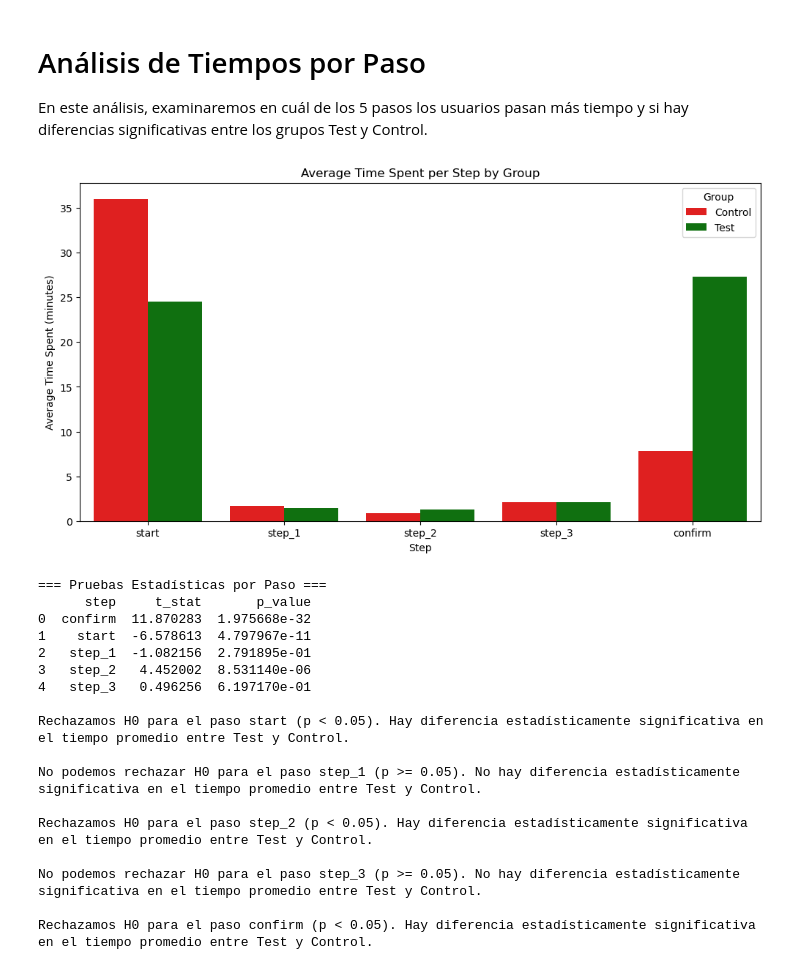
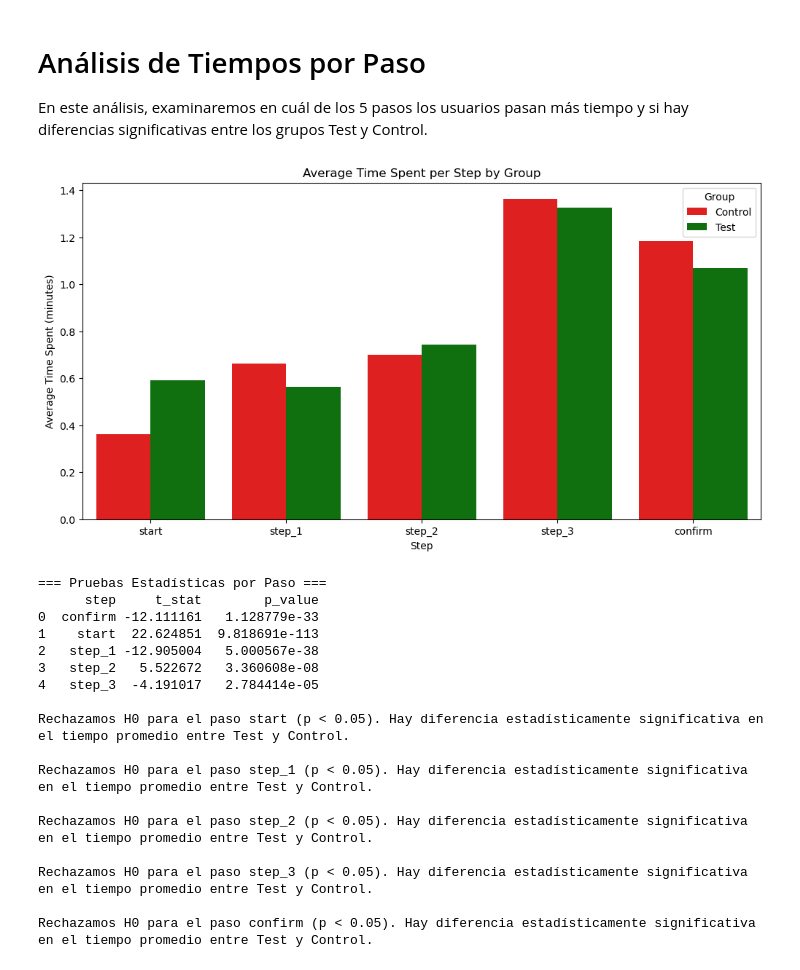
Before and after one commit to jesuserro/eda-testing-vanguard, a Jupyter notebook: src/kpi/1_4_CR_steps_analysis.ipynb, the cells around one changed output. Cells and saved outputs as stored; diff of their text form; code cells hidden in the pictures.

```diff
--- a/src/kpi/1_4_CR_steps_analysis.ipynb
+++ b/src/kpi/1_4_CR_steps_analysis.ipynb
@@ -35,12 +35,20 @@ df['time_spent'] = df['time_spent'].fillna(0)
 df = df[df['time_spent'] <= 86400]
 
 # --------------------------------------------------
-# PASO 5: Agrupar por usuario y paso para calcular el tiempo total en cada paso
+# PASO 5: Eliminar valores atípicos utilizando el método IQR
+# --------------------------------------------------
+Q1 = df['time_spent'].quantile(0.25)
+Q3 = df['time_spent'].quantile(0.75)
+IQR = Q3 - Q1
+df = df[(df['time_spent'] >= (Q1 - 1.5 * IQR)) & (df['time_spent'] <= (Q3 + 1.5 * IQR))]
+
+# --------------------------------------------------
+# PASO 6: Agrupar por usuario y paso para calcular el tiempo total en cada paso
 # --------------------------------------------------
 step_data = df.groupby(['client_id', 'process_step', 'variation']).agg({'time_spent': 'sum'}).reset_index()
 
 # --------------------------------------------------
-# PASO 6: Calcular el tiempo promedio por paso para cada grupo (Test/Control)
+# PASO 7: Calcular el tiempo promedio por paso para cada grupo (Test/Control)
 # --------------------------------------------------
 avg_time_per_step = step_data.groupby(['process_step', 'variation']).agg({'time_spent': 'mean'}).reset_index()
 
@@ -48,14 +56,14 @@ avg_time_per_step = step_data.groupby(['process_step', 'variation']).agg({'time_
 avg_time_per_step['time_spent'] = avg_time_per_step['time_spent'] / 60
 
 # --------------------------------------------------
-# PASO 7: Ordenar las categorías de process_step
+# PASO 8: Ordenar las categorías de process_step
 # --------------------------------------------------
 order = ['start', 'step_1', 'step_2', 'step_3', 'confirm']
 avg_time_per_step['process_step'] = pd.Categorical(avg_time_per_step['process_step'], categories=order, ordered=True)
 avg_time_per_step = avg_time_per_step.sort_values('process_step')
 
 # --------------------------------------------------
-# PASO 8: Visualizar los resultados
+# PASO 9: Visualizar los resultados
 # --------------------------------------------------
 plt.figure(figsize=(12, 6))
 sns.barplot(x='process_step', y='time_spent', hue='variation', data=avg_time_per_step, palette={'Test': 'green', 'Control': 'red'})
@@ -63,50 +71,50 @@ plt.title('Average Time Spent per Step by Group')
 plt.xlabel('Step')
 plt.ylabel('Average Time Spent (minutes)')
 plt.legend(title='Group')
 plt.show()
 
 # --------------------------------------------------
-# PASO 9: Realizar pruebas estadísticas para cada paso
+# PASO 10: Realizar pruebas estadísticas para cada paso
 # --------------------------------------------------
 results = []
 for step in step_data['process_step'].unique():
     test_times = step_data[(step_data['process_step'] == step) & (step_data['variation'] == 'Test')]['time_spent']
     control_times = step_data[(step_data['process_step'] == step) & (step_data['variation'] == 'Control')]['time_spent']
     t_stat, p_value = stats.ttest_ind(test_times, control_times)
     results.append({'step': step, 't_stat': t_stat, 'p_value': p_value})
 
 # Convertir los resultados a un DataFrame
 results_df = pd.DataFrame(results)
 
 # Mostrar los resultados
 print("=== Pruebas Estadísticas por Paso ===")
 print(results_df)
 
 # --------------------------------------------------
-# PASO 10: Conclusión
+# PASO 11: Conclusión
 # --------------------------------------------------
 for step in order:
     row = results_df[results_df['step'] == step].iloc[0]
     if row['p_value'] < 0.05:
         print(f"\nRechazamos H0 para el paso {row['step']} (p < 0.05). Hay diferencia estadísticamente significativa en el tiempo promedio entre Test y Control.")
     else:
         print(f"\nNo podemos rechazar H0 para el paso {row['step']} (p >= 0.05). No hay diferencia estadísticamente significativa en el tiempo promedio entre Test y Control.")
 # %% [output]
-[figure, old version]
+[figure, new version]
 === Pruebas Estadísticas por Paso ===
-      step     t_stat       p_value
-0  confirm  11.870283  1.975668e-32
-1    start  -6.578613  4.797967e-11
-2   step_1  -1.082156  2.791895e-01
-3   step_2   4.452002  8.531140e-06
-4   step_3   0.496256  6.197170e-01
+      step     t_stat        p_value
+0  confirm -12.111161   1.128779e-33
+1    start  22.624851  9.818691e-113
+2   step_1 -12.905004   5.000567e-38
+3   step_2   5.522672   3.360608e-08
+4   step_3  -4.191017   2.784414e-05
 
 Rechazamos H0 para el paso start (p < 0.05). Hay diferencia estadísticamente significativa en el tiempo promedio entre Test y Control.
 
-No podemos rechazar H0 para el paso step_1 (p >= 0.05). No hay diferencia estadísticamente significativa en el tiempo promedio entre Test y Control.
+Rechazamos H0 para el paso step_1 (p < 0.05). Hay diferencia estadísticamente significativa en el tiempo promedio entre Test y Control.
 
 Rechazamos H0 para el paso step_2 (p < 0.05). Hay diferencia estadísticamente significativa en el tiempo promedio entre Test y Control.
 
-No podemos rechazar H0 para el paso step_3 (p >= 0.05). No hay diferencia estadísticamente significativa en el tiempo promedio entre Test y Control.
+Rechazamos H0 para el paso step_3 (p < 0.05). Hay diferencia estadísticamente significativa en el tiempo promedio entre Test y Control.
 
 Rechazamos H0 para el paso confirm (p < 0.05). Hay diferencia estadísticamente significativa en el tiempo promedio entre Test y Control.
```
